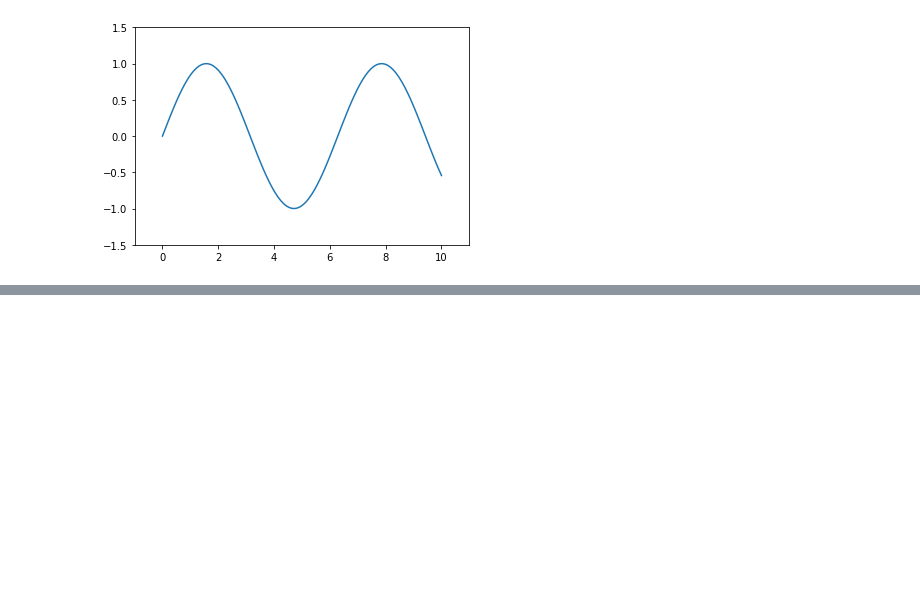
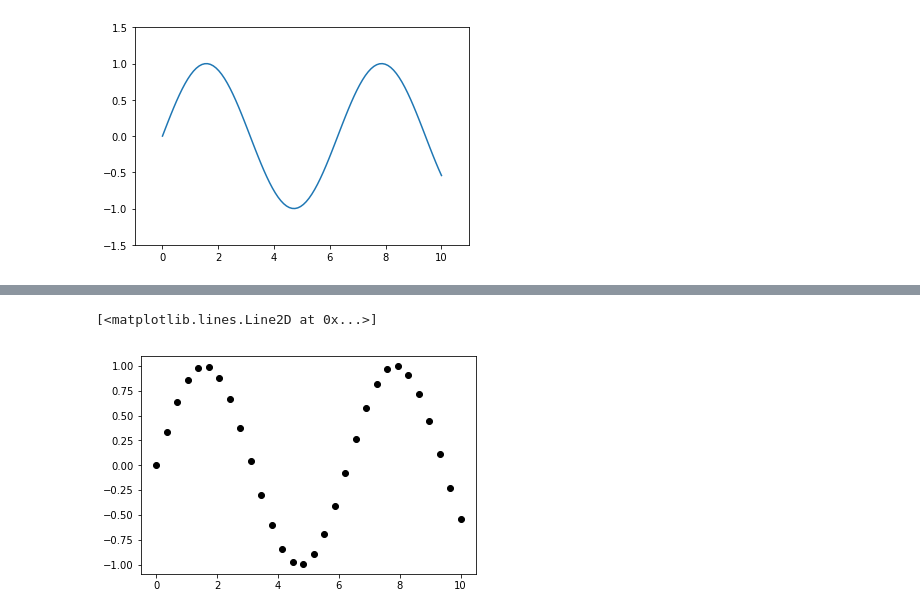
Before and after one commit to sandra-biology/Computational-Biology, a Jupyter notebook: Visualizations with Python Practice.ipynb, the cells around one changed output, grey strips where cells are left out. Cells and saved outputs as stored; diff of their text form; code cells hidden in the pictures; blank space fills up the shorter version.

```diff
--- a/Visualizations with Python Practice.ipynb
+++ b/Visualizations with Python Practice.ipynb
@@ -63,0 +78,9 @@ _ = ax.set_ylim(-1.5, 1.5)
+# %%
+x = np.linspace(0, 10, 30)
+y = np.sin(x)
+
+fig, ax = plt.subplots()
+_ = ax.plot(x, y, "o", color="black")
+# %% [output]
+[<matplotlib.lines.Line2D at 0x...>]
+[figure, added]
```
Also changed, not shown: parts of 6 cells of this notebook.
